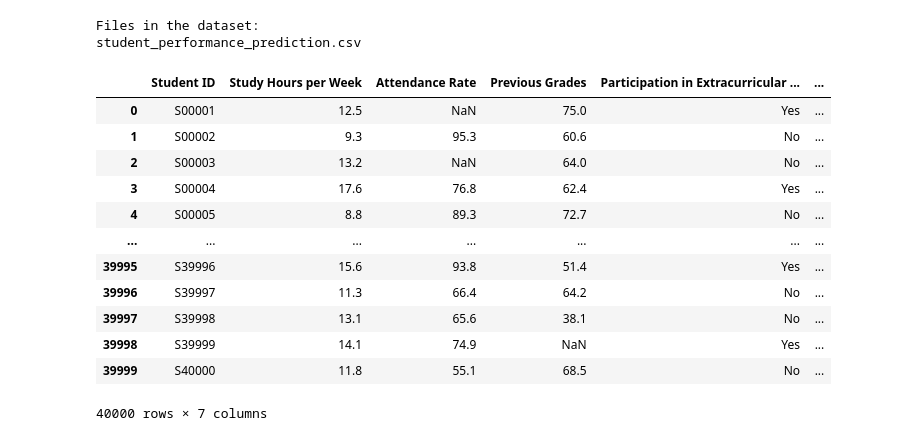
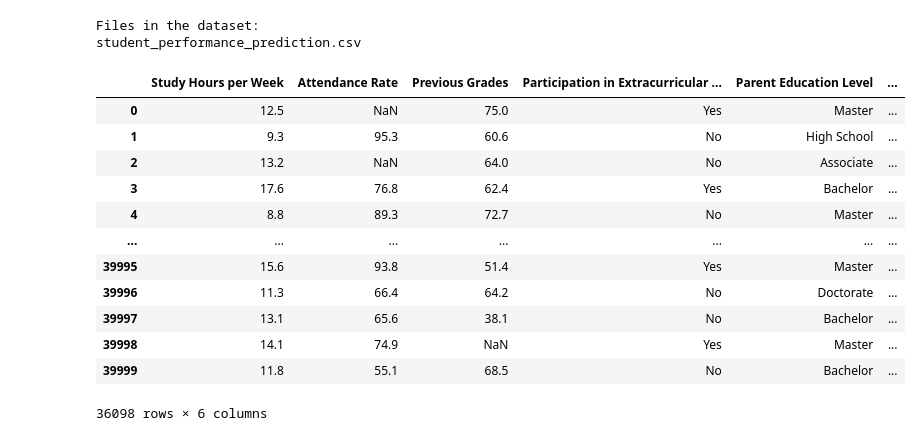
Before and after one commit to rahulpirwani7/Student-Pass-Fail-Prediction, a Jupyter notebook: Passandfailpredication.ipynb, the cells around one changed output. Drawn from its saved outputs; the diff is of its cells as text; code cells hidden in the pictures.

```diff
--- a/Passandfailpredication.ipynb
+++ b/Passandfailpredication.ipynb
@@ -37,21 +36,23 @@ student_performance_prediction.csv
 # %%
 df.columns=df.columns.tolist()
 df.drop('Student ID',axis=1,inplace=True)
-df.dropna(subset=['Grade'],inplace=True)
+df.dropna(subset=['Passed','Participation in Extracurricular Activities'],inplace=True)
-# %% [output]
-|  | Student ID | Study Hours per Week | Attendance Rate | Previous Grades | Participation in Extracurricular ... | ... |
-| 0 | S00001 | 12.5 | NaN | 75.0 | Yes | ... |
-| 1 | S00002 | 9.3 | 95.3 | 60.6 | No | ... |
-| 2 | S00003 | 13.2 | NaN | 64.0 | No | ... |
-| 3 | S00004 | 17.6 | 76.8 | 62.4 | Yes | ... |
-| 4 | S00005 | 8.8 | 89.3 | 72.7 | No | ... |
-| ... | ... | ... | ... | ... | ... | ... |
-| 39995 | S39996 | 15.6 | 93.8 | 51.4 | Yes | ... |
-| 39996 | S39997 | 11.3 | 66.4 | 64.2 | No | ... |
-| 39997 | S39998 | 13.1 | 65.6 | 38.1 | No | ... |
-| 39998 | S39999 | 14.1 | 74.9 | NaN | Yes | ... |
-| 39999 | S40000 | 11.8 | 55.1 | 68.5 | No | ... |
-40000 rows × 7 columns
+# %%
+df
+# %% [output]
+|  | Study Hours per Week | Attendance Rate | Previous Grades | Participation in Extracurricular ... | Parent Education Level | ... |
+| 0 | 12.5 | NaN | 75.0 | Yes | Master | ... |
+| 1 | 9.3 | 95.3 | 60.6 | No | High School | ... |
+| 2 | 13.2 | NaN | 64.0 | No | Associate | ... |
+| 3 | 17.6 | 76.8 | 62.4 | Yes | Bachelor | ... |
+| 4 | 8.8 | 89.3 | 72.7 | No | Master | ... |
+| ... | ... | ... | ... | ... | ... | ... |
+| 39995 | 15.6 | 93.8 | 51.4 | Yes | Master | ... |
+| 39996 | 11.3 | 66.4 | 64.2 | No | Doctorate | ... |
+| 39997 | 13.1 | 65.6 | 38.1 | No | Bachelor | ... |
+| 39998 | 14.1 | 74.9 | NaN | Yes | Master | ... |
+| 39999 | 11.8 | 55.1 | 68.5 | No | Bachelor | ... |
+36098 rows × 6 columns
 # %%
 df.describe()
 # %% [output]
```
Also changed, not shown: parts of 7 cells of this notebook.
